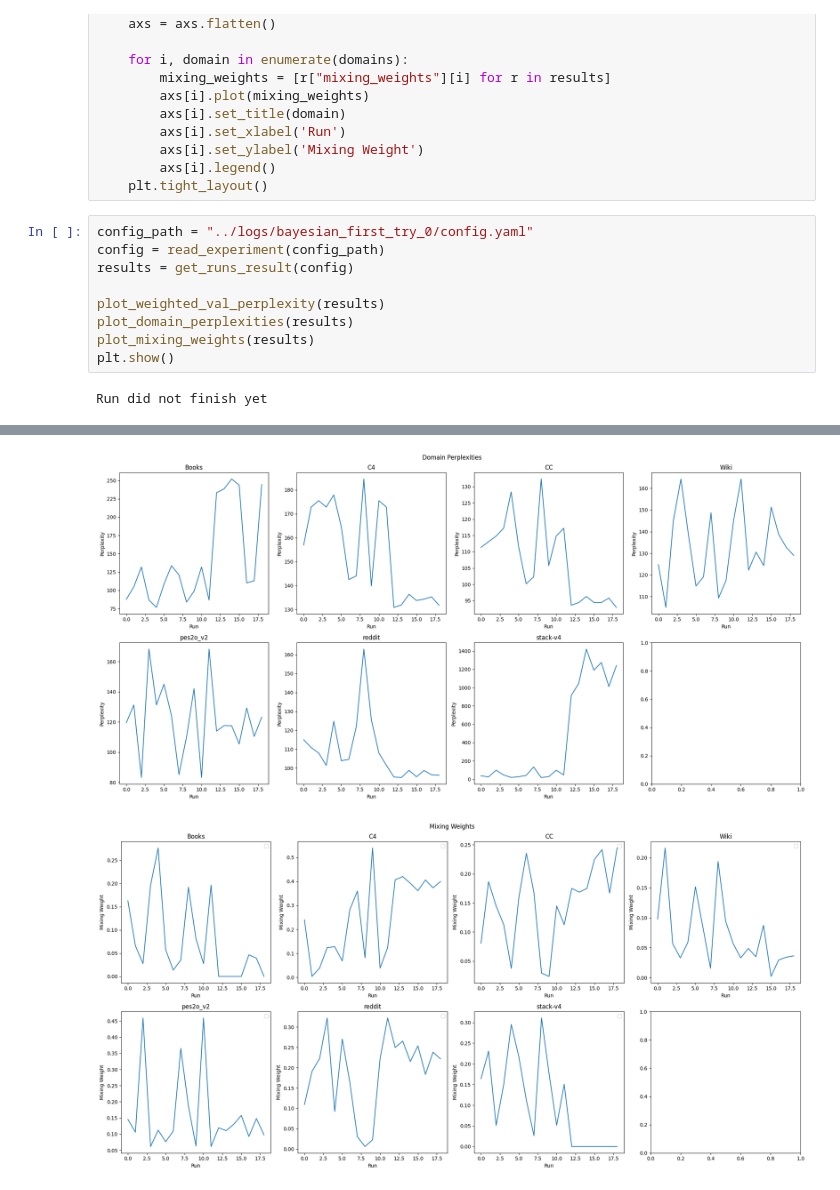
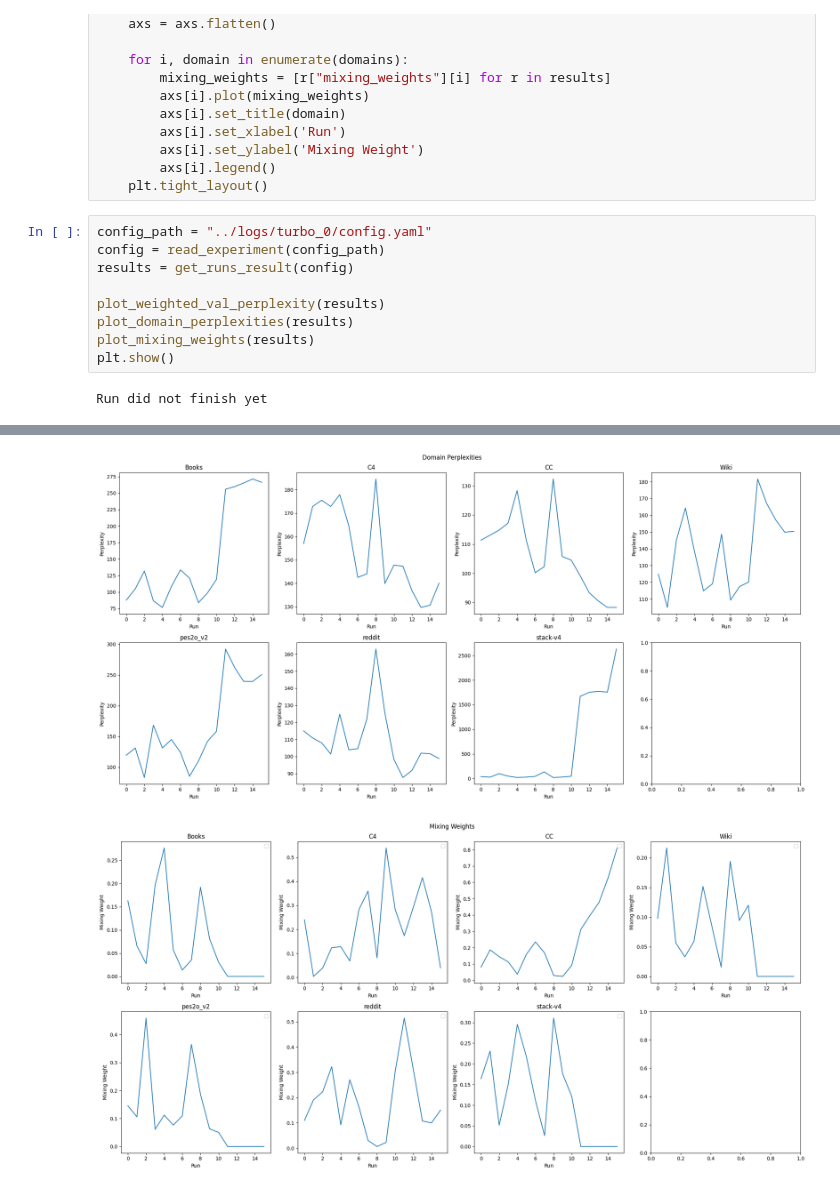
Before and after one commit to tim200002/lm_mixture_optimization, a Jupyter notebook: scripts/analyze_experiment.ipynb, the cells around one changed output, grey strips where cells are left out. Saved outputs shown, nothing was run; the diff lists cells and outputs as text.

```diff
--- a/scripts/analyze_experiment.ipynb
+++ b/scripts/analyze_experiment.ipynb
@@ -76,7 +76,7 @@ def plot_mixing_weights(results):
         axs[i].legend()
     plt.tight_layout()
 # %%
-config_path = "../logs/bayesian_first_try_0/config.yaml"
+config_path = "../logs/turbo_0/config.yaml"
 config = read_experiment(config_path)
 results = get_runs_result(config)
 
@@ -90,2 +90,2 @@ Run did not finish yet
-[figure, old version]
+[figure, new version]
-[figure, old version]
+[figure, new version]
```
Also changed, not shown: parts of 1 cell of this notebook, 10 other files.
